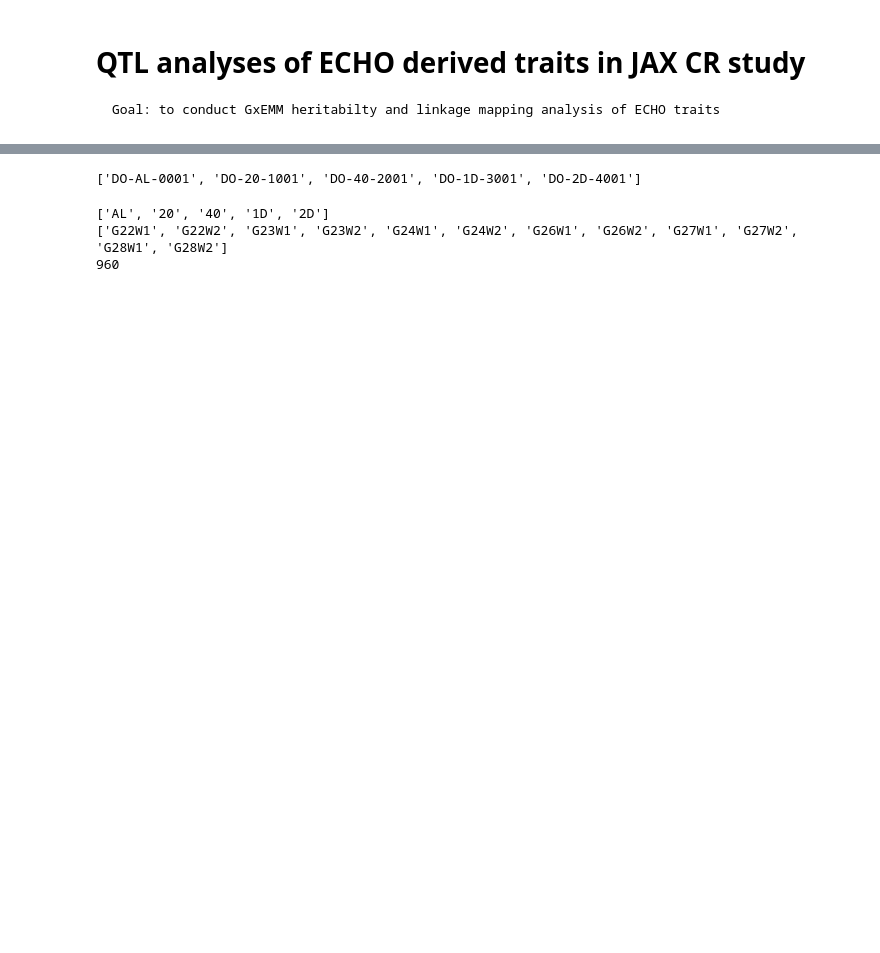
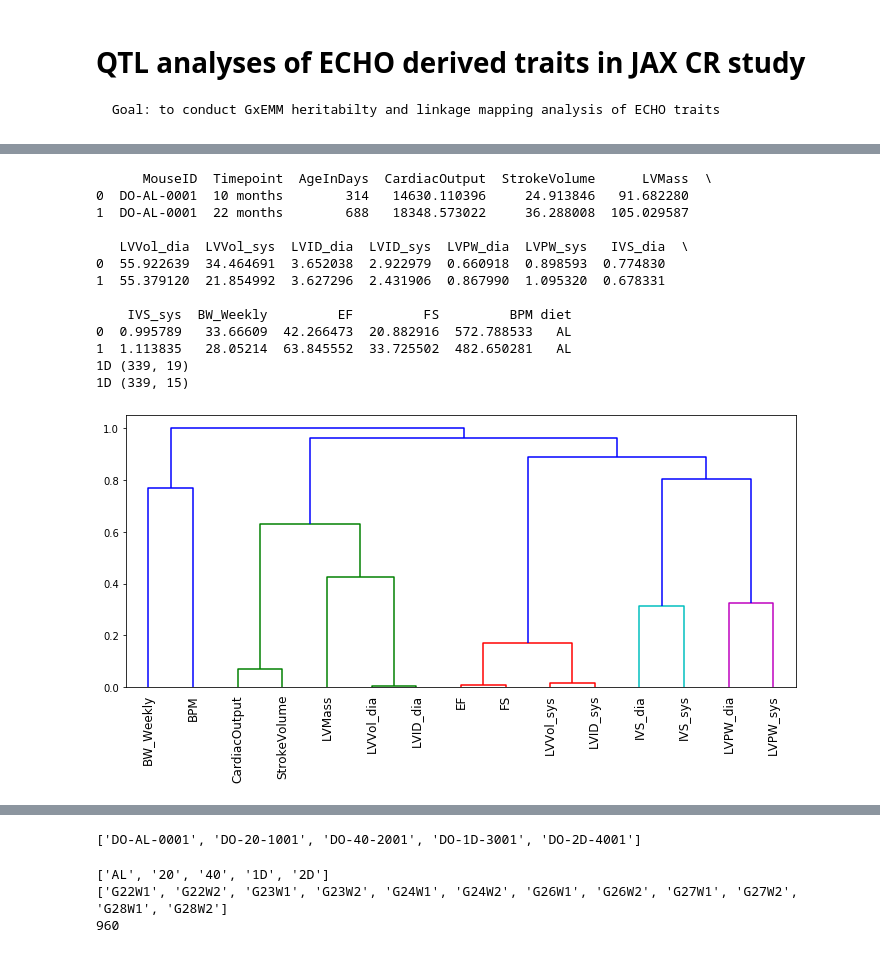
Before and after one commit to calico/do_qtl, a Jupyter notebook: analysis/ECHO_QTL.ipynb, the cells around one changed output, grey strips where cells are left out. Cells and saved outputs as stored; diff of their text form; code cells hidden in the pictures; blank space fills up the shorter version.

```diff
--- a/analysis/ECHO_QTL.ipynb
+++ b/analysis/ECHO_QTL.ipynb
@@ -72,0 +186,79 @@ df3.to_csv(pheno_yr3_file, header=True, sep=",", index=False)
+# %%
+##from -- https://www.kaggle.com/sgalella/correlation-heatmaps-with-hierarchical-clustering
+
+from scipy.cluster.hierarchy import linkage, dendrogram, fcluster
+from scipy.spatial.distance import squareform
+output_yr123_file = working_dir+"echo_yr123_20210920.csv"
+df = pd.read_csv(output_yr123_file)
+df['diet'] = df['MouseID'].str.replace('^DO-','')
+df['diet'] = df['diet'].str.replace('-\d\d\d\d$','')
+print(df.head(n=2))
+
+grp_diet = df.groupby('diet'); i = 0
+labels_order = ''
+labels = ''
+for name0, group0 in grp_diet:
+
+    print (name0, group0.shape)
+    tmp = group0.drop(['MouseID','Timepoint','AgeInDays', 'diet'],axis=1)
+    print (name0, tmp.shape)
+
+    ##conduct all pairwise correlations
+    corr = tmp.corr(method='pearson').values
+    dissim = 1 - abs(corr)
+
+    Z = linkage(squareform(dissim), 'complete')  ##what is squareform(dissim) - convert vector to matrix.
+
+    if name0 == '1D':
+        plt.figure(figsize=(12,5))
+        dendrogram(Z, labels=tmp.columns, orientation='top', leaf_rotation=90)
+        plt.show()
+
+    # sort data at 3mon values, keep for all others
+    if name0 == '1D':
+        # Clusterize the data
+        threshold = 0.8
+        labels = fcluster(Z, threshold, criterion='distance')
+        labels_order = np.argsort(labels)  ##keep order the same for all five ages
+    print(labels_order)
+
+    # Build a new dataframe with the sorted columns
+    for idx, i in enumerate(tmp.columns[labels_order]):
+        if idx == 0:
+            clustered = pd.DataFrame(tmp[i])
+        else:
+            df_to_append = pd.DataFrame(tmp[i])
+            clustered = pd.concat([clustered, df_to_append], axis=1)
+    ##plot cluster
+    fig, axs = plt.subplots(figsize=(15,12),
+                nrows=1, ncols=1,
+                gridspec_kw=dict(hspace=0.2, wspace=0.2) )
+    correlations = clustered.corr()
+    correlations = np.tril(correlations)
+    #sns.heatmap(correlations, cmap='RdBu',  vmin=-1.0, vmax=1.0) #annot=True, annot_kws={"size": 7},
+    plt.title('Diet:'+str(name0)+' All Ages'+str(len(group0['BPM'])))
+    #p = sns.clustermap(correlations, method="complete", cmap='RdBu', annot=True,  ##use this to recluster each iteration.
+    #           annot_kws={"size": 7}, vmin=-1, vmax=1, figsize=(15,12))
+    sns.heatmap(correlations, cmap='RdBu', annot=False,
+               annot_kws={"size": 7}, vmin=-1, vmax=1, ax=axs)
+
+    yy=list(clustered.columns)
+    #yy.reverse()
+    axs.set_xticklabels(yy, rotation = 90, size=12)
+    axs.set_yticklabels(yy, rotation = 0, size=12)
+    fig.savefig(working_dir+'clustermap_diet'+name0+'_allages.png', dpi=400)
+# %% [output]
+      MouseID  Timepoint  AgeInDays  CardiacOutput  StrokeVolume      LVMass  \
+0  DO-AL-0001  10 months        314   14630.110396     24.913846   91.682280
+1  DO-AL-0001  22 months        688   18348.573022     36.288008  105.029587
+
+   LVVol_dia  LVVol_sys  LVID_dia  LVID_sys  LVPW_dia  LVPW_sys   IVS_dia  \
+0  55.922639  34.464691  3.652038  2.922979  0.660918  0.898593  0.774830
+1  55.379120  21.854992  3.627296  2.431906  0.867990  1.095320  0.678331
+
+    IVS_sys  BW_Weekly         EF         FS         BPM diet
+0  0.995789   33.66609  42.266473  20.882916  572.788533   AL
+1  1.113835   28.05214  63.845552  33.725502  482.650281   AL
+1D (339, 19)
+1D (339, 15)
+[figure, added]
```
Also changed, not shown: parts of 38 cells of this notebook.
